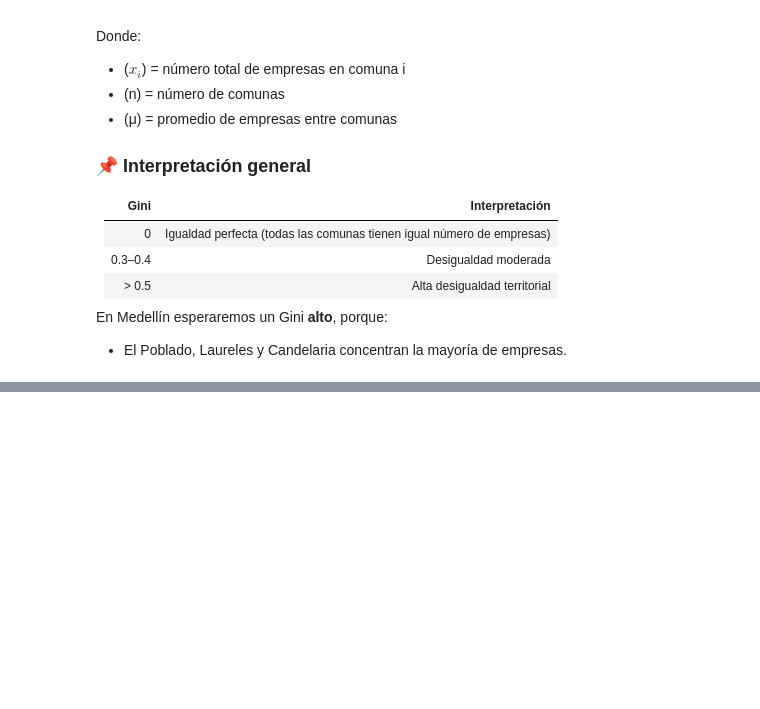
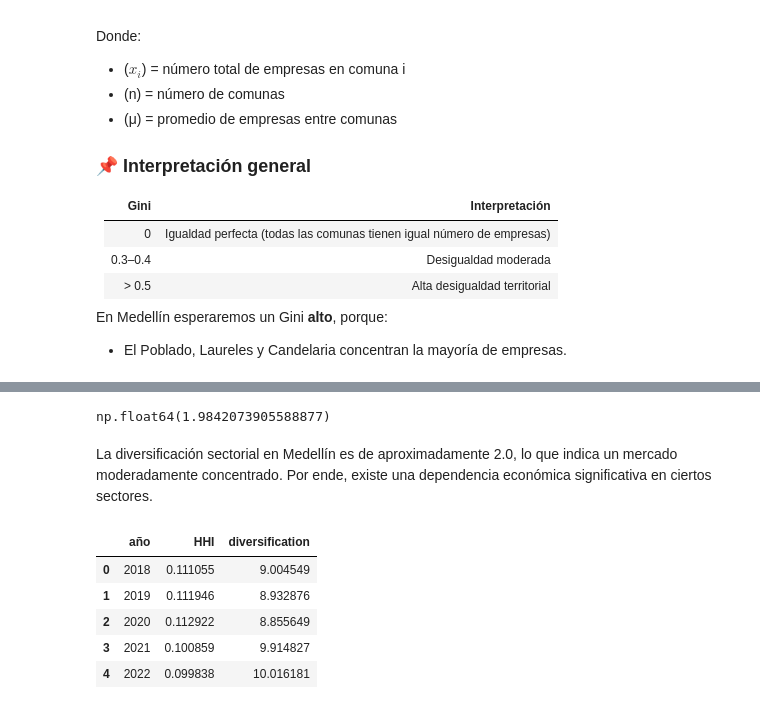
Before and after one commit to smaje99/diploma-in-data-analytics-in-business-management-unir, a Jupyter notebook: medellin-business-landscape/medellin-business-landscape.ipynb, the cells around one changed output, grey strips where cells are left out. Drawn from its saved outputs; the diff is of its cells as text; code cells hidden in the pictures; blank space fills up the shorter version.

```diff
--- a/medellin-business-landscape/medellin-business-landscape.ipynb
+++ b/medellin-business-landscape/medellin-business-landscape.ipynb
@@ -757,0 +769,10 @@ En Medellín esperaremos un Gini **alto**, porque:
+# %%
+# Calculemos HHI por año
+# Los datos deben agruparse por año y comuna, luego calcular el HHI para cada año
+# Calcular con `businesses_by_commune_per_year["porcentaje_participación_por_año"]`
+hhi_by_year = (
+    businesses_by_commune_per_year.groupby("año")
+    .apply(lambda x: ((x["porcentaje_participación_por_año"] / 100) ** 2).sum())
+    .reset_index(name="HHI")
+)
+hhi_by_year
@@ -757,0 +793,19 @@ En Medellín esperaremos un Gini **alto**, porque:
+# %%
+# Diversificación = 1 / HHI
+diversification = 1 / hhi
+diversification
+# %% [output]
+np.float64(1.9842073905588877)
+# %% [markdown]
+La diversificación sectorial en Medellín es de aproximadamente 2.0, lo que indica un mercado moderadamente concentrado.
+Por ende, existe una dependencia económica significativa en ciertos sectores.
+# %%
+hhi_by_year["diversification"] = 1 / hhi_by_year["HHI"]
+hhi_by_year
+# %% [output]
+|  | año | HHI | diversification |
+| 0 | 2018 | 0.111055 | 9.004549 |
+| 1 | 2019 | 0.111946 | 8.932876 |
+| 2 | 2020 | 0.112922 | 8.855649 |
+| 3 | 2021 | 0.100859 | 9.914827 |
+| 4 | 2022 | 0.099838 | 10.016181 |
```
Also changed, not shown: parts of 9 cells of this notebook, 1 other file.
